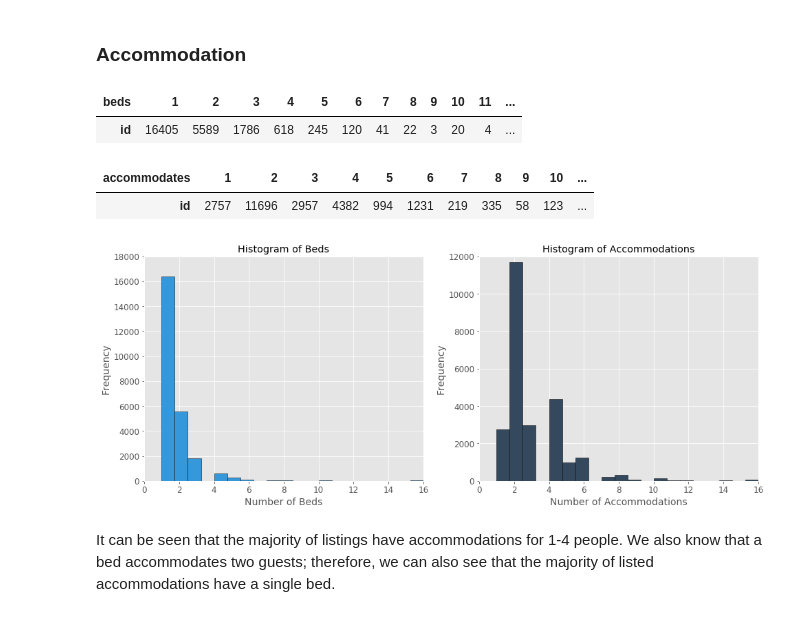
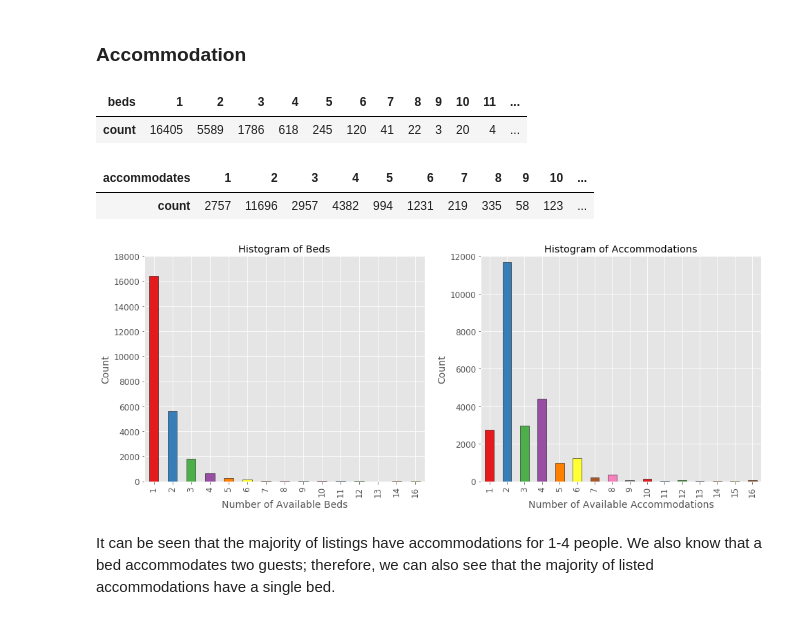
Before and after one commit to HatefDastour/Portfolio, a Jupyter notebook: data_exploration/Airbnb_Listings_Data_Exploration.ipynb, the cells around one changed output. Cells and saved outputs as stored; diff of their text form; code cells hidden in the pictures.

```diff
--- a/data_exploration/Airbnb_Listings_Data_Exploration.ipynb
+++ b/data_exploration/Airbnb_Listings_Data_Exploration.ipynb
@@ -54,35 +54,39 @@ del Lists_df
 # %% [markdown]
 ### Accommodation
 # %%
-Beds=pd.DataFrame(Data.groupby('beds').agg('count')['id'])
+Beds = Data.groupby('beds')['id'].aggregate({'count': 'count'})
 Beds.T
 # %% [output]
 | beds | 1 | 2 | 3 | 4 | 5 | 6 | 7 | 8 | 9 | 10 | 11 | ... |
-| id | 16405 | 5589 | 1786 | 618 | 245 | 120 | 41 | 22 | 3 | 20 | 4 | ... |
+| count | 16405 | 5589 | 1786 | 618 | 245 | 120 | 41 | 22 | 3 | 20 | 4 | ... |
 # %%
-Accommodates=pd.DataFrame(Data.groupby('accommodates').agg('count')['id'])
+Accommodates = Data.groupby('accommodates')['id'].aggregate({'count': 'count'})
 Accommodates.T
 # %% [output]
 | accommodates | 1 | 2 | 3 | 4 | 5 | 6 | 7 | 8 | 9 | 10 | ... |
-| id | 2757 | 11696 | 2957 | 4382 | 994 | 1231 | 219 | 335 | 58 | 123 | ... |
+| count | 2757 | 11696 | 2957 | 4382 | 994 | 1231 | 219 | 335 | 58 | 123 | ... |
 # %%
 fig, ax = plt.subplots(nrows=1, ncols=2, figsize=(16, 6), sharex=False)
+
 # Left Plot
-_ = Data['beds'].hist(bins=20,ax=ax[0], color="#3498db", edgecolor="k")
+_ = Beds.reset_index().plot.bar(x='beds', y='count', rot=90, legend=False, ax=ax[0],
+                                color=sns.color_palette("Set1"), edgecolor="k")
 _ = ax[0].set_title('Histogram of Beds')
-_ = ax[0].set_xlim([0, 16])
 _ = ax[0].set_ylim([0, 18e3])
-_ = ax[0].set_xlabel('Number of Beds')
-_ = ax[0].set_ylabel('Frequency')
+_ = ax[0].set_xlabel('Number of Available Beds')
+_ = ax[0].set_ylabel('Count')
+
 # Right Plot
-_ = Data['accommodates'].hist(bins=20,ax=ax[1],color="#34495e", edgecolor="k")
+_ = Accommodates.reset_index().plot.bar(x='accommodates', y='count', rot=90, legend=False, ax=ax[1],
+                                        color=sns.color_palette("Set1"), edgecolor="k")
 _ = ax[1].set_title('Histogram of Accommodations')
-_ = ax[1].set_xlim([0, 16])
-_ = ax[1].set_ylim([0, 12e3])
-_ = ax[1].set_xlabel('Number of Accommodations')
-_ = ax[1].set_ylabel('Frequency')
+_ = ax[1].set_ylim([0, 1.2e4])
+_ = ax[1].set_xlabel('Number of Available Accommodations')
+_ = ax[1].set_ylabel('Count')
+
+_ = plt.tight_layout
 # %% [output]
-[figure, old version]
+[figure, new version]
 # %% [markdown]
 It can be seen that the majority of listings have accommodations for 1-4 people. We also know that a bed accommodates two guests; therefore, we can also see that the majority of listed accommodations have a single bed.
 # %%
```
Also changed, not shown: parts of 12 cells of this notebook.
